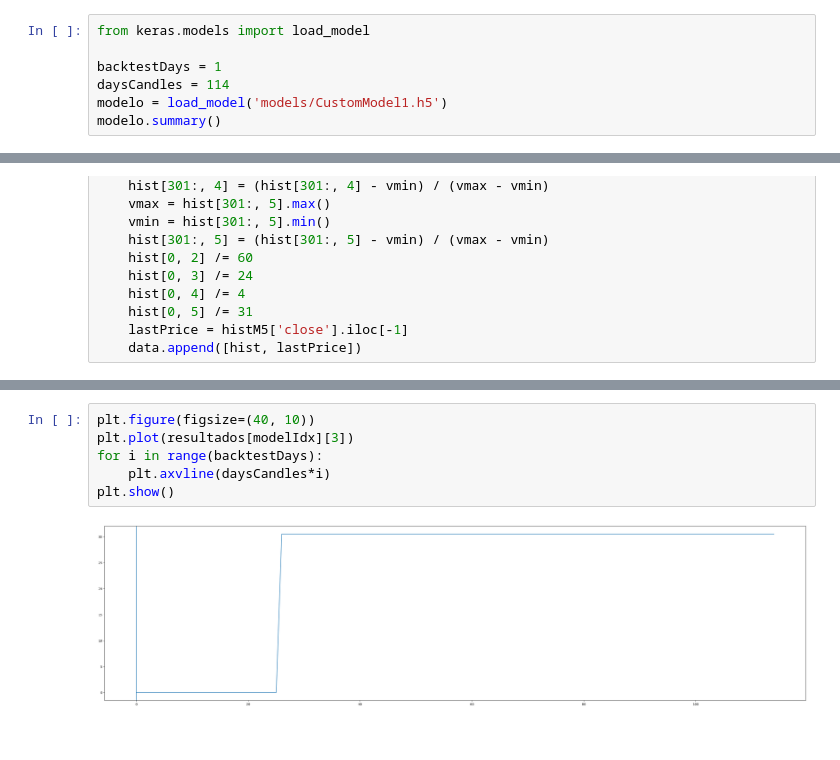
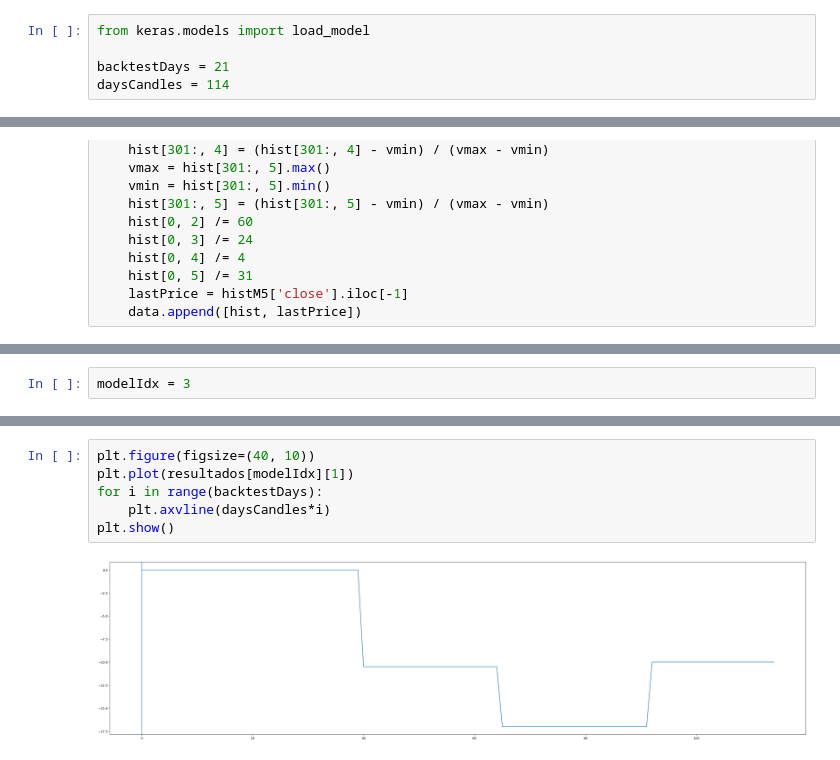
Before and after one commit to AurelioAquino92/tradingPredictor, a Jupyter notebook: cnn-M5-300-D1-200-test.ipynb, the cells around one changed output, grey strips where cells are left out. Saved outputs shown, nothing was run; the diff lists cells and outputs as text.

Commit message:
comparando modelos

```diff
--- a/cnn-M5-300-D1-200-test.ipynb
+++ b/cnn-M5-300-D1-200-test.ipynb
@@ -3,10 +3,8 @@
 # %%
 from keras.models import load_model
 
-backtestDays = 1
+backtestDays = 21
 daysCandles = 114
-modelo = load_model('models/CustomModel1.h5')
-modelo.summary()
 # %%
 import os
 modelosPaths = os.listdir('models')
@@ -65,3 +120,5 @@ for i in tqdm(range(backtestDays*daysCandles, -1, -1)):
+# %%
+modelIdx = 3
 # %%
 from matplotlib import pyplot as plt
 
@@ -101,8 +160,8 @@ plt.show()
 # %%
 plt.figure(figsize=(40, 10))
-plt.plot(resultados[modelIdx][3])
+plt.plot(resultados[modelIdx][1])
 for i in range(backtestDays):
     plt.axvline(daysCandles*i)
 plt.show()
 # %% [output]
-[figure, old version]
+[figure, new version]
```
Also changed, not shown: parts of 3 cells of this notebook.
